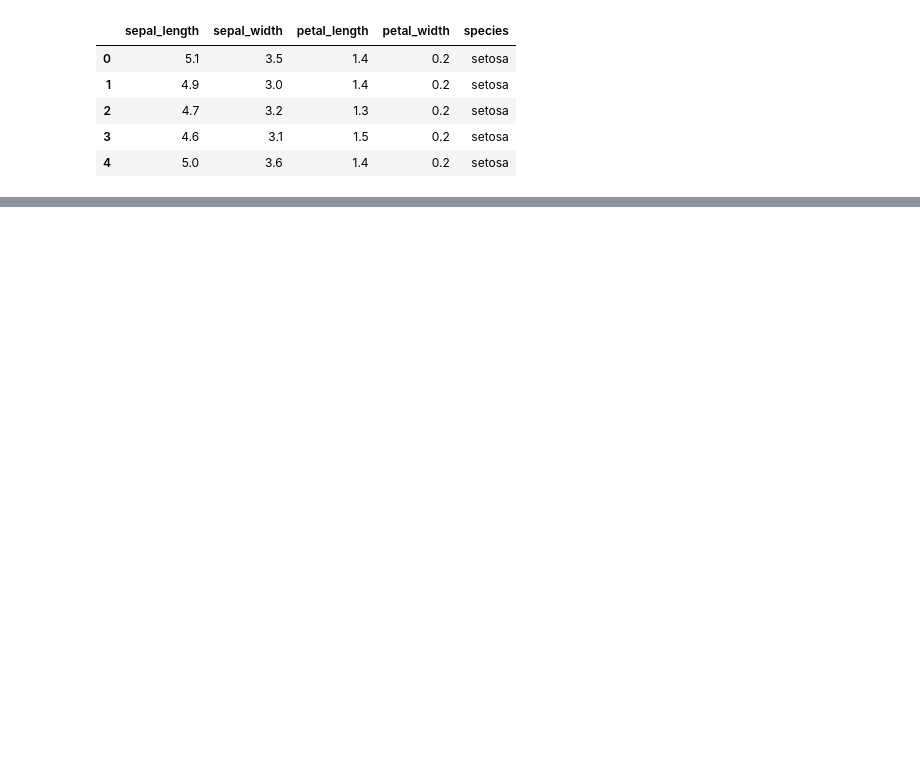
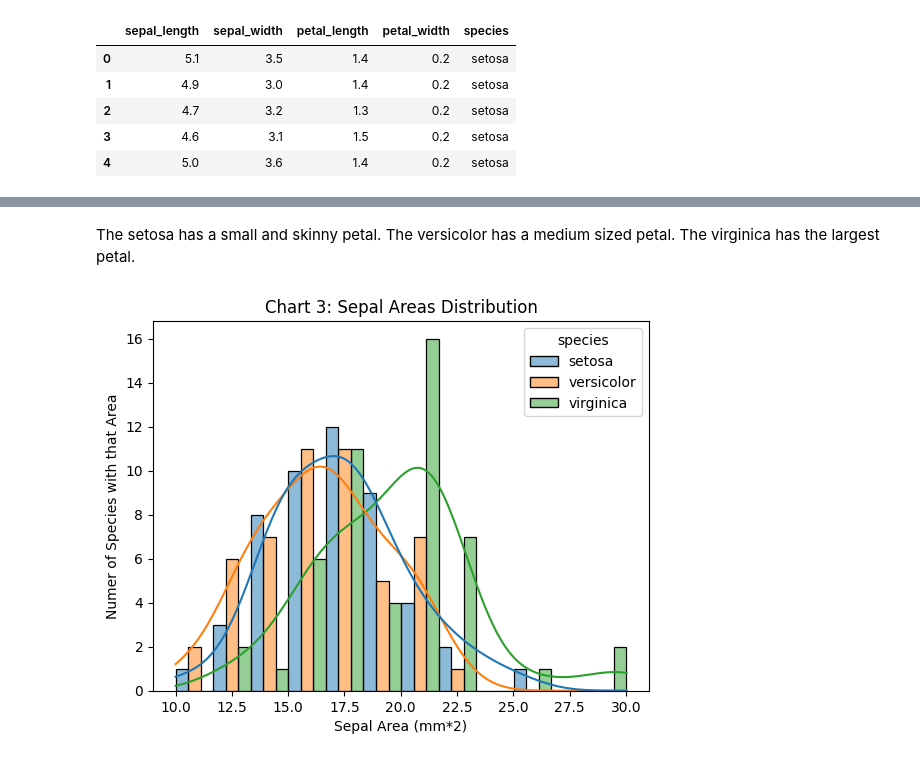
Before and after one commit to kehummel/datafun-04-eda, a Jupyter notebook: datafun_04_eda.ipynb, the cells around one changed output, grey strips where cells are left out. Cells and saved outputs as stored; diff of their text form; code cells hidden in the pictures; blank space fills up the shorter version.

```diff
--- a/datafun_04_eda.ipynb
+++ b/datafun_04_eda.ipynb
@@ -36,0 +147,17 @@ iris_df.head()
+# %% [markdown]
+The setosa has a small and skinny petal. The versicolor has a medium sized petal. The virginica has the largest petal.
+# %%
+# Created a histogram of the sepal area
+# The hue parameter is used to color the data points
+# by species (a categorical column)
+histplot_plt = sns.histplot(iris_df, x='Sepal Area', hue='species', multiple='dodge', kde=True)
+
+#setting the labels and title of the graph
+histplot_plt.set_xlabel("Sepal Area (mm*2)")
+histplot_plt.set_ylabel("Numer of Species with that Area")
+histplot_plt.set_title("Chart 3: Sepal Areas Distribution")
+
+# Show all plots
+matplotlib.pyplot.show()
+# %% [output]
+[figure, added]
```
Also changed, not shown: parts of 19 cells of this notebook, 1 other file.
